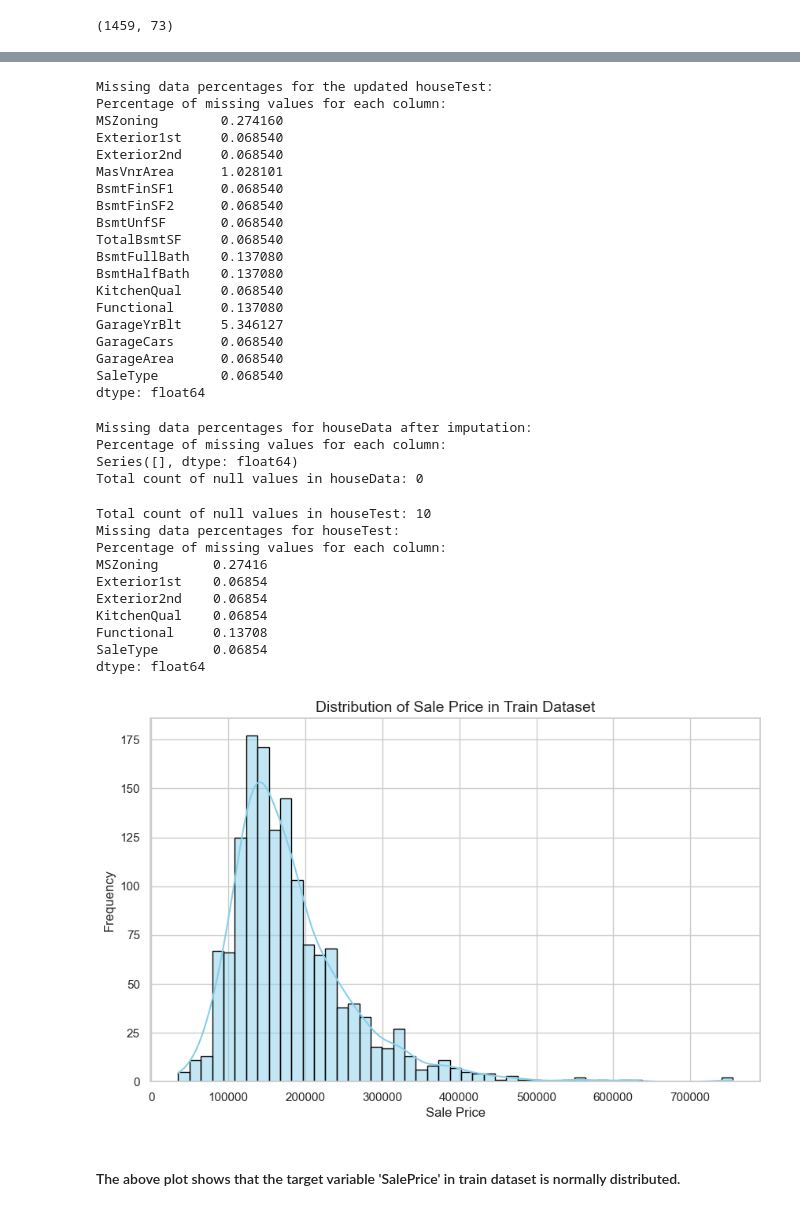
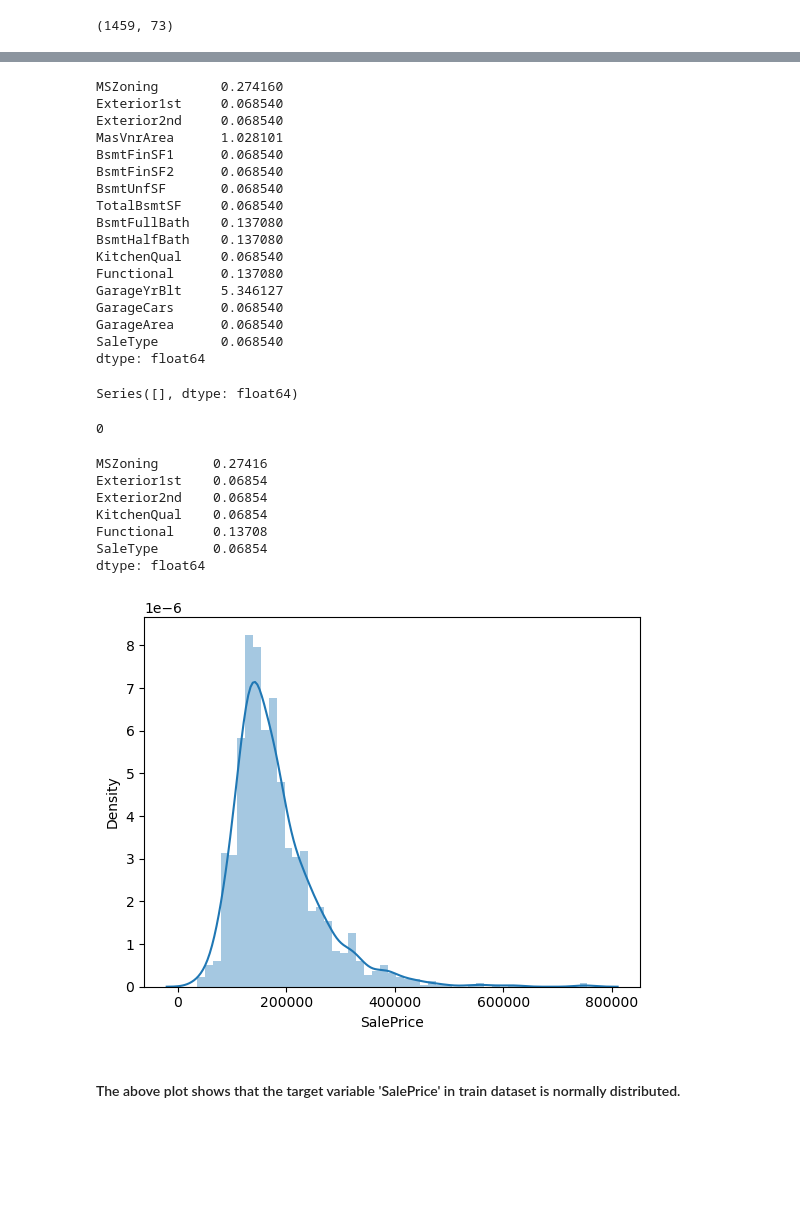
Before and after one commit to vineetkukreti/House_price_prediction, a Jupyter notebook: Notebooks/HousePriceRegression_With_Ensemble.ipynb, the cells around one changed output, grey strips where cells are left out. Drawn from its saved outputs; the diff is of its cells as text; code cells hidden in the pictures; blank space fills up the shorter version.

```diff
--- a/Notebooks/HousePriceRegression_With_Ensemble.ipynb
+++ b/Notebooks/HousePriceRegression_With_Ensemble.ipynb
@@ -296,17 +194,11 @@ MasVnrArea     0.547945
 GarageYrBlt    5.547945
 dtype: float64
 # %%
-# Imputing missing values for categorical features in the test dataset
-for column in ['GarageType', 'GarageFinish', 'GarageQual', 'GarageCond', 'BsmtQual',
-               'BsmtCond', 'BsmtExposure', 'BsmtFinType1', 'BsmtFinType2', 'MasVnrType', 'Electrical']:
+#Similarly checking for missing values and imputations in test dataset.
+for column in houseTest[['GarageType', 'GarageFinish', 'GarageQual', 'GarageCond','BsmtQual','BsmtCond','BsmtExposure','BsmtFinType1','BsmtFinType2','MasVnrType','Electrical']]:
     houseTest[column].fillna(houseTest[column].mode()[0], inplace=True)
-
-# Check and print missing data percentages for the updated test dataset
-print("Missing data percentages for the updated houseTest:")
 missingDataPercentage(houseTest)
 # %% [output]
-Missing data percentages for the updated houseTest:
-Percentage of missing values for each column:
 MSZoning        0.274160
 Exterior1st     0.068540
 Exterior2nd     0.068540
@@ -325,47 +217,27 @@ GarageArea      0.068540
 SaleType        0.068540
 dtype: float64
 # %%
+#Imputing missing values in numerical columns with median
 def imputeNumericData(data):
-    """
-    Imputes missing values in numerical columns with the median.
-
-    Args:
-    data (pandas DataFrame): Input DataFrame.
-
-    Returns:
-    pandas DataFrame: DataFrame with missing values imputed.
-    """
-    numeric_columns = data.select_dtypes(include=np.number).columns.tolist()
-    for column in numeric_columns:
+    columns = data.select_dtypes(include=np.number).columns.tolist()
+    for column in columns:
         data[column].fillna(data[column].median(), inplace=True)
     return data
+houseData = imputeNumericData(houseData)
+hosueTest = imputeNumericData(houseTest)
 
-# Impute missing values in numerical columns for houseData
-houseData = imputeNumericData(houseData)
-# Impute missing values in numerical columns for houseTest
-houseTest = imputeNumericData(houseTest)
 
-# Checking for missing data percentages and total count of null values
-print("Missing data percentages for houseData after imputation:")
+#Checking whether any null values are present in the dataframe
 missingDataPercentage(houseData)
-print("Total count of null values in houseData:", houseData.isnull().sum().sum())
+houseData.isnull().sum().sum()
 # %% [output]
-Missing data percentages for houseData after imputation:
-Percentage of missing values for each column:
 Series([], dtype: float64)
-Total count of null values in houseData: 0
+0
 # %%
-# Check for the total count of null values in houseTest
-total_null_values = houseTest.isnull().sum().sum()
-print("Total count of null values in houseTest:", total_null_values)
-
-# Calculate and print missing data percentages for houseTest
-print("Missing data percentages for houseTest:")
+#looking for missing values in test dataset
+houseTest.isnull().sum().sum()
 missingDataPercentage(houseTest)
 # %% [output]
-Total count of null values in houseTest: 10
-Missing data percentages for houseTest:
-Percentage of missing values for each column:
 MSZoning       0.27416
 Exterior1st    0.06854
 Exterior2nd    0.06854
@@ -374,18 +246,11 @@ Functional     0.13708
 SaleType       0.06854
 dtype: float64
 # %%
-# Set the style
-sns.set(style="whitegrid")
-plt.figure(figsize=(10, 6))
-sns.histplot(houseData['SalePrice'], kde=True, color='skyblue', edgecolor='black')
-plt.xlabel('Sale Price', fontsize=12)
-plt.ylabel('Frequency', fontsize=12)
-plt.title('Distribution of Sale Price in Train Dataset', fontsize=14)
-
-# Show plot
+# plot showing distribution of target variable in train dataset.
+sns.distplot(houseData['SalePrice'])
 plt.show()
 # %% [output]
-[figure, old version]
+[figure, new version]
 # %% [markdown]
 #### The above plot shows that the target variable 'SalePrice' in train dataset is normally distributed.
 # %%
```
Also changed, not shown: parts of 34 cells of this notebook, 5 other files.
